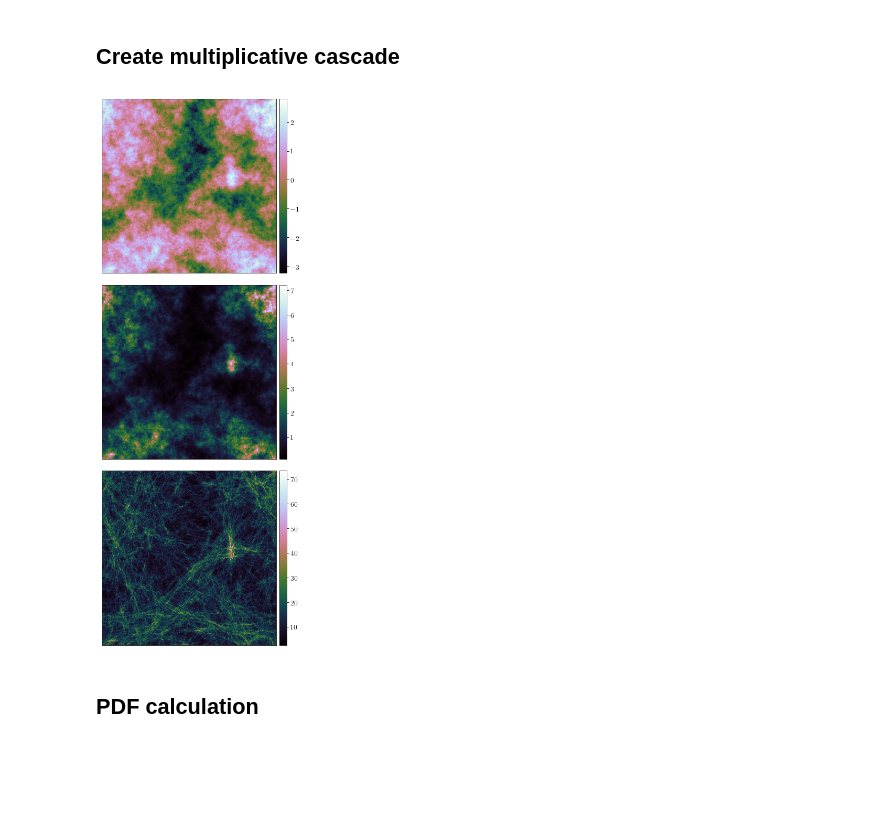
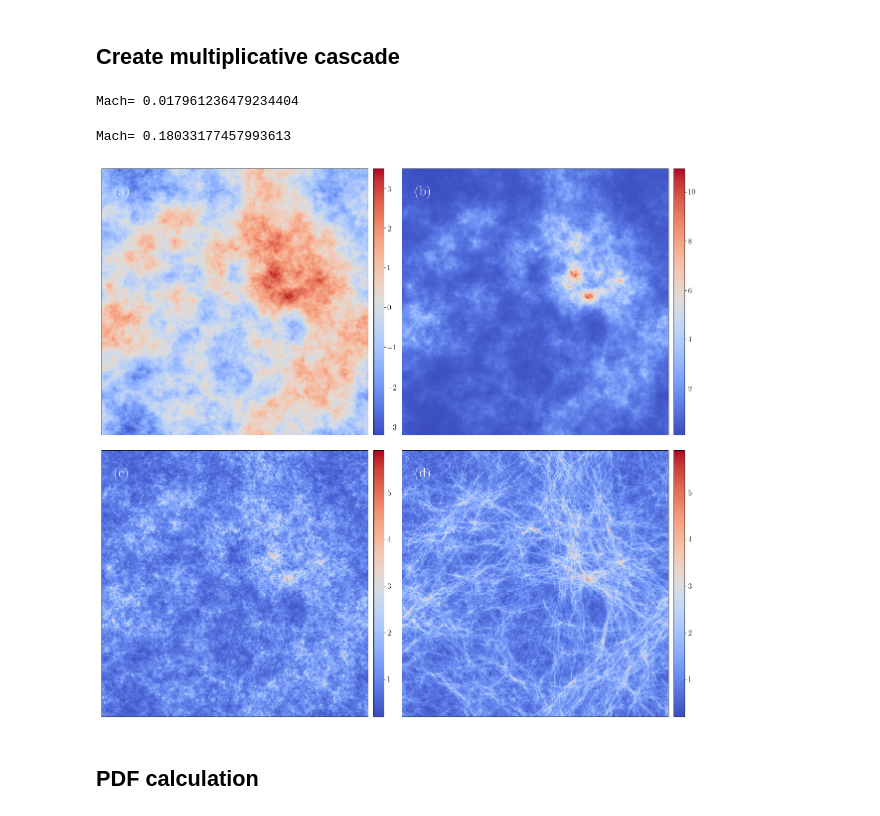
Before and after one commit to hoangducthuong/notebooks, a Jupyter notebook: cascade_letter.ipynb, the cells around one changed output. Drawn from its saved outputs; the diff is of its cells as text; code cells hidden in the pictures; blank space fills up the shorter version.

```diff
--- a/cascade_letter.ipynb
+++ b/cascade_letter.ipynb
@@ -24,52 +38,86 @@ efbm = np.exp(0.7*fbm)
 wt, S11a, wav_k, S1a, q = fan_trans(fbm, reso=1, q=0, qdyn=False, angular=True)
 # %% [markdown]
 ## Create multiplicative cascade
+# %%
+misofrac=np.zeros(fbm.shape)
+coeff = 0.01
+mach2 = np.sqrt(2*(np.exp((xo*coeff)**2.)-1))
+print('Mach=',mach2)
+
+for j in range(11):
+    for i in range(np.size(wav_k)):
+        aa=np.copy(wt[i,j,:,:].real)
+        misofrac+=aa/np.std(aa)*0.01
+
+misofrac = np.exp(misofrac)
+
+#figure(figsize(10,10))
+#imshow(misofrac, cmap=cmap, origin='lower')
+# %% [output]
+Mach= 0.017961236479234404
 # %%
 mfrac=np.zeros(fbm.shape)
+coeff = 0.1
+mach2 = np.sqrt(2*(np.exp((xo*coeff)**2.)-1))
+print('Mach=',mach2)
 
 for j in range(11):
     casc=np.ones(fbm.shape)
     for i in range(np.size(wav_k)):
         aa=np.copy(wt[i,j,:,:].real)
-        bb=aa/np.std(aa)*0.10
+        bb=aa/np.std(aa)*0.1
         bb=np.exp(bb)
         casc=casc*(bb)
     mfrac+=casc
+# %% [output]
+Mach= 0.18033177457993613
 # %%
 M = wav_k.size
 
-figure(figsize(13/2.,30/2.))
+fig = figure(figsize(17,16))
 #cmap = 'RdYlBu_r'
-cmap = 'cubehelix'
+cmap = 'coolwarm'
 
-subplot(3,1,1)
+ax1 = fig.add_subplot(2,2,1)
 im1 = imshow(fbm, cmap=cmap, origin='lower')
 xticks([])
 yticks([])
 divider = make_axes_locatable(plt.gca())
 cax1 = divider.append_axes("right", "4%", pad="2%")
 colorbar(im1, cax=cax1)
+ax1.annotate(r'(a)',xy=(25,460),color='white',fontsize=28)
 
-subplot(3,1,2)
+ax2 = fig.add_subplot(2,2,2)
 im2 = imshow(efbm, cmap=cmap, origin='lower')
 xticks([])
 yticks([])
 divider = make_axes_locatable(plt.gca())
 cax2 = divider.append_axes("right", "4%", pad="2%")
 colorbar(im2, cax=cax2)
+ax2.annotate(r'(b)',xy=(25,460),color='white',fontsize=28)
 
-subplot(3,1,3)
-im3 = imshow(mfrac, cmap=cmap, origin='lower')
+ax3 = fig.add_subplot(2,2,3)
+im3 = imshow(misofrac, cmap=cmap, origin='lower')
 xticks([])
 yticks([])
 divider = make_axes_locatable(plt.gca())
 cax3 = divider.append_axes("right", "4%", pad="2%")
 colorbar(im3, cax=cax3)
+ax3.annotate(r'(c)',xy=(25,460),color='white',fontsize=28)
+
+ax4 = fig.add_subplot(2,2,4)
+im4 = imshow(mfrac, cmap=cmap, origin='lower')
+xticks([])
+yticks([])
+divider = make_axes_locatable(plt.gca())
+cax4 = divider.append_axes("right", "4%", pad="2%")
+colorbar(im3, cax=cax4)
+ax4.annotate(r'(d)',xy=(25,460),color='white',fontsize=28)
 
 plt.tight_layout()
 plt.savefig(figpath+'fractal_models.pdf',dpi=150,bbox_inches='tight')
 # %% [output]
-[figure, old version]
+[figure, new version]
 # %% [markdown]
 ## PDF calculation
 # %%
```
Also changed, not shown: parts of 11 cells of this notebook.
